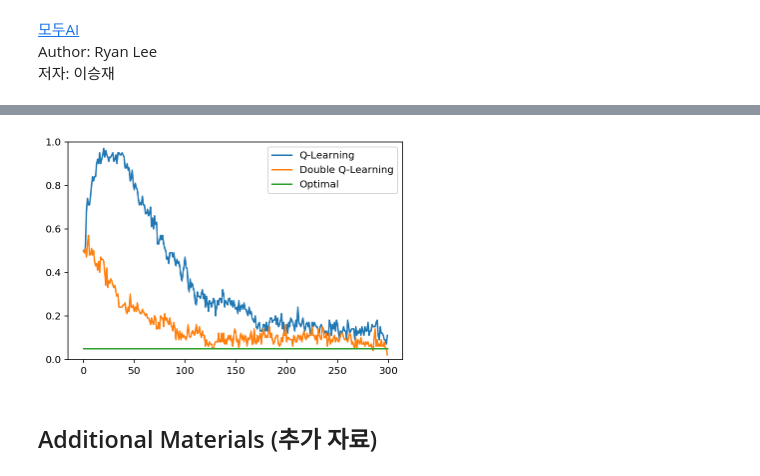
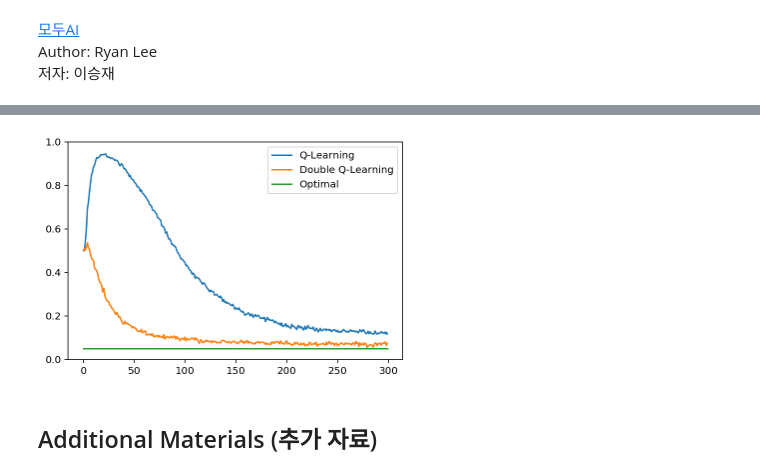
Before and after one commit to seungjaeryanlee/sutton-barto-notebooks, a Jupyter notebook: chapter06/figure_6_5/double_q_learning.ipynb, the cells around one changed output, grey strips where cells are left out. Cells and saved outputs as stored; diff of their text form; code cells hidden in the pictures.

Commit message:
Fixed bug and organized Figure 6.5 notebook

```diff
--- a/chapter06/figure_6_5/double_q_learning.ipynb
+++ b/chapter06/figure_6_5/double_q_learning.ipynb
@@ -14,8 +14,10 @@ import matplotlib.pyplot as plt
 # %%
 def argmax_all(list_):
     """
-    Returns all argmax of given list in a list. Different from np.argmax which returns first instance only.
-    주어진 list의 최대값들의 index들을 list 형태로 반환합니다. 첫 최대값의 index만 반환하는 np.argmax와는 다릅니다.
+    Returns all argmax of given list in a list. Different from np.argmax
+    which returns first instance only.
+    주어진 list의 최대값들의 index들을 list 형태로 반환합니다. 첫 최대값의 index만
+    반환하는 np.argmax와는 다릅니다.
     """
     return np.argwhere(list_ == np.max(list_)).flatten().tolist()
 # %%
@@ -80,7 +82,11 @@ class Environment:
             return ('X', np.random.normal(-0.1, 1), True)
 # %%
 class QLearningAgent:
-    def __init__(self, env, epsilon=0.1, learning_rate=0.1, discount_factor=1):
+    def __init__(self,
+                 env,
+                 epsilon=0.1,
+                 learning_rate=0.1,
+                 discount_factor=1):
         """
         Initialize Q table and save environment.
         Q 테이블을 초기화하고 주어진 환경을 보관합니다.
@@ -99,14 +105,13 @@ class QLearningAgent:
         Returns action based on Q table and epsilon-greedy policy.
         엡실론 탐욕 정책과 Q테이블을 이용해 주어진 상태에서 할 행동을 반환합니다.
         """
-        best_actions = argmax_all(self.q_table[state])
-
-        if np.random.choice(['e', '1-e'], p=[self.epsilon, 1 - self.epsilon]) == 'e':
+        if np.random.random() < self.epsilon:
             return np.random.choice(self.env.action_space())
         else:
+            best_actions = argmax_all(self.q_table[state])
             return np.random.choice(best_actions)
 
-    def update_q(self, state, action, reward, next_state, done):
+    def update(self, state, action, reward, next_state, done):
         """
         Update Q table via Q-learning.
         Q러닝을 통해 Q 테이블을 업데이트합니다.
@@ -114,17 +119,18 @@ class QLearningAgent:
         if done:
             target = reward
         else:
-            target = reward + self.discount_factor * np.max(self.q_table[next_state])
+            target = reward + \
+                     self.discount_factor * np.max(self.q_table[next_state])
 
-        self.q_table[state][action] = ((1 - self.learning_rate) * self.q_table[state][action]
-                                    + self.learning_rate * target)
+        self.q_table[state][action] += self.learning_rate * \
+                                       (target - self.q_table[state][action])
 
     def reset(self):
         """
         Reset the Q table.
         Q테이블을 초기화합니다.
         """
-        self.q_table = {
+        self.q_table={
             'A': [0, 0],
             'B': [0] * self.env.NUMBER_OF_ACTIONS
         }
@@ -199,7 +215,7 @@ def run_episode(agent, env):
         print('Reward     : ', reward)
         print('Next State : ', next_state)
 
-        agent.update_q(state, action, reward, next_state, done)
+        agent.update(state, action, reward, next_state, done)
         print(agent.q_table)
 
         state = next_state
@@ -247,7 +258,7 @@ def run_trials(n_trials, n_episodes, agent, env):
             while not done:
                 action = agent.get_action(state)
                 next_state, reward, done = env.step(action)
-                agent.update_q(state, action, reward, next_state, done)
+                agent.update(state, action, reward, next_state, done)
 
                 if state == 'A' and action == Action.LEFT:
                     left_selected_per_episode[episode_i] += 1
@@ -259,26 +270,26 @@ def run_trials(n_trials, n_episodes, agent, env):
     left_select_percentages[0] = 0.5
     return left_select_percentages
 # %%
-NUM_TRIALS = 100   #트라이얼 횟수: 오래 걸리니 100, 1000정도 추천
+NUM_TRIALS = 2000  #트라이얼 횟수: 오래 걸리니 100, 1000정도 추천
 NUM_EPISODES = 300 #트라이얼마다 행하는 에피소드 횟수
 
 env1 = Environment()
 agent1 = QLearningAgent(env1)
 p1 = run_trials(NUM_TRIALS, NUM_EPISODES, agent1, env1)
 
 env2 = Environment()
 agent2 = DoubleQLearningAgent(env2)
 p2 = run_trials(NUM_TRIALS, NUM_EPISODES, agent2, env2)
 
 plt.ylim(0, 1)
 plt.plot(range(NUM_EPISODES), p1)
 plt.plot(range(NUM_EPISODES), p2)
 plt.plot(range(NUM_EPISODES), [agent1.epsilon / 2] * NUM_EPISODES)
 plt.legend(['Q-Learning', 'Double Q-Learning', 'Optimal'])
 # plt.savefig('result.png')
 plt.show()
 # %% [output]
-[figure, old version]
+[figure, new version]
 # %% [markdown]
 ## Additional Materials (추가 자료)
 # %% [markdown]
```
Also changed, not shown: parts of 8 cells of this notebook.
